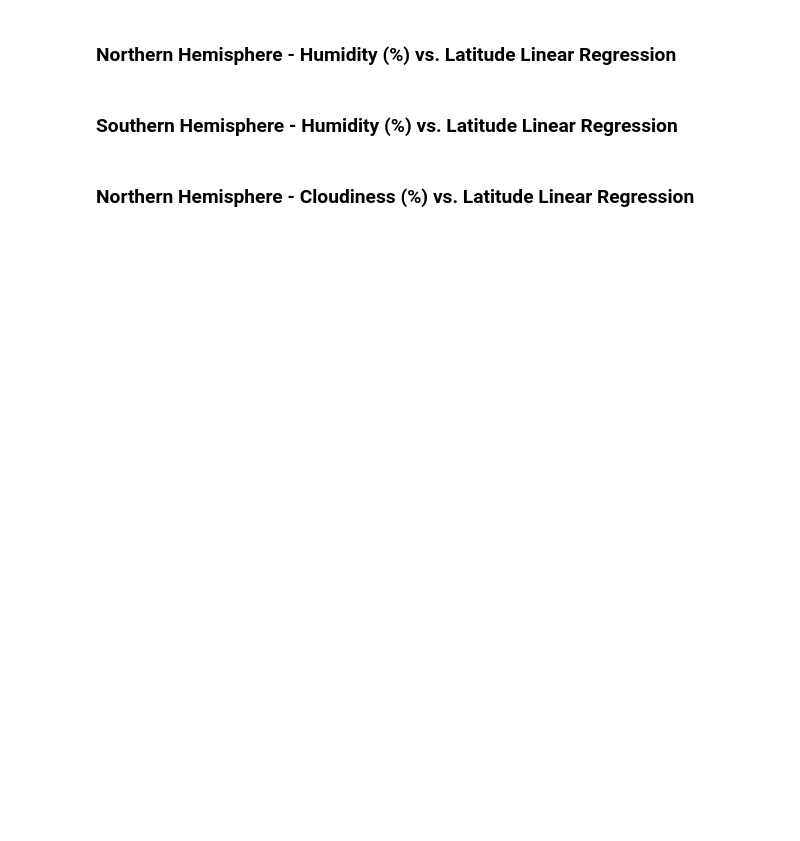
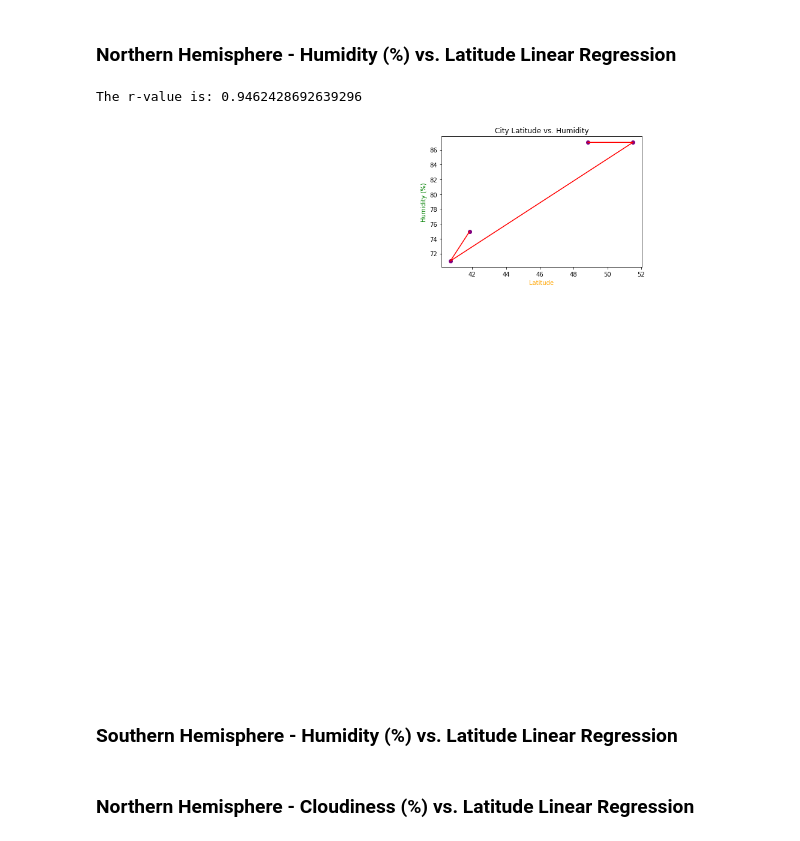
Before and after one commit to WilliamRoll/Python-API-Challenge, a Jupyter notebook: WeatherPy/WeatherPy.ipynb, the cells around one changed output. Saved outputs shown, nothing was run; the diff lists cells and outputs as text; code cells hidden in the pictures; blank space fills up the shorter version.

Commit message:
WeatherPy script; scatter plots with linear regress updated

```diff
--- a/WeatherPy/WeatherPy.ipynb
+++ b/WeatherPy/WeatherPy.ipynb
@@ -260,2 +264,28 @@ plt.show()
+# %%
+# Add the linear regression equation and line to plot
+x_values = weather_data['Lat']
+y_values = weather_data['Humidity']
+
+(slope, intercept, rvalue, pvalue, stderr) = linregress(x_values, y_values)
+regress_values = x_values * slope + intercept
+
+line_eq = "y = " + str(round(slope,2)) + "x + " + str(round(intercept,2))
+
+# Print r value
+print(f"The r-value is: {rvalue**2}")
+
+#scatter plot
+plt.scatter(weather_data['Lat'], weather_data['Humidity'], color = "purple")
+plt.plot(weather_data['Lat'], weather_data['Humidity'],"r-")
+plt.annotate(line_eq,(20,15),fontsize=15,color="red")
+plt.xlabel("Latitude", color = "orange")
+plt.ylabel("Humidity (%)", color = "green")
+plt.title("City Latitude vs. Humidity")
+
+# Show plot
+plt.show()
+# %% [output]
+The r-value is: 0.9462428692639296
+[figure, added]
 # %% [markdown]
 ###  Southern Hemisphere - Humidity (%) vs. Latitude Linear Regression
```
Also changed, not shown: parts of 11 cells of this notebook.
